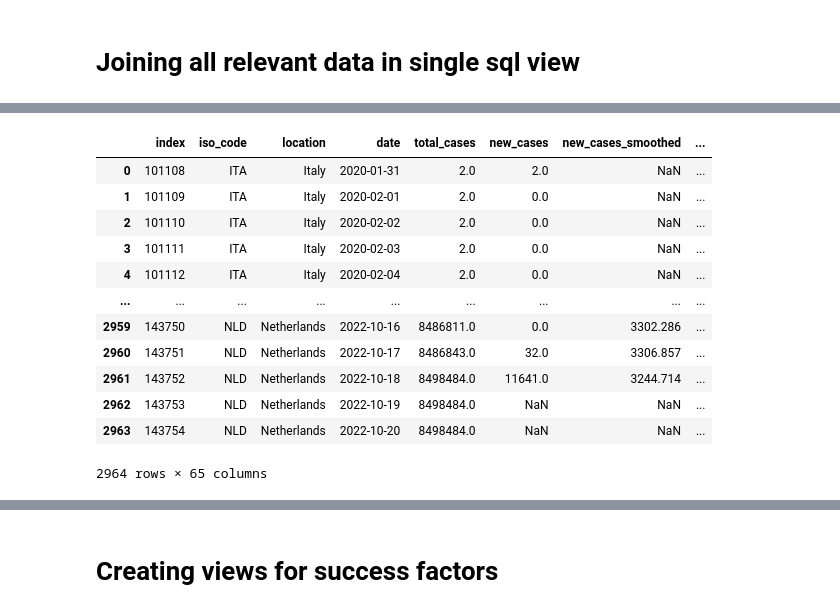
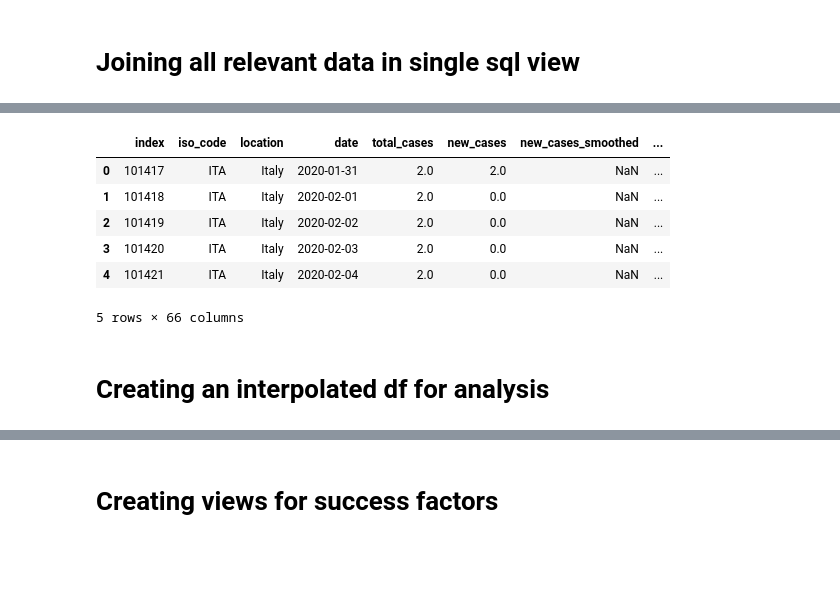
Before and after one commit to KasperGoes/Data-Science-dashboard, a Jupyter notebook: docker/dashboard/Data prep.ipynb, the cells around one changed output, grey strips where cells are left out. Saved outputs shown, nothing was run; the diff lists cells and outputs as text; code cells hidden in the pictures; blank space fills up the shorter version.

Commit message:
interpolated df

```diff
--- a/docker/dashboard/Data prep.ipynb
+++ b/docker/dashboard/Data prep.ipynb
@@ -243,27 +221,23 @@ df
 # %%
 #Joining event cancellation data to owid and variant data
 db_conn.execute("DROP VIEW IF EXISTS all_relevant CASCADE;")
 query = '''
 CREATE OR REPLACE VIEW all_relevant AS
 SELECT
     owidcovar.*, event_cancellation_level
 FROM owidcovar
 LEFT JOIN events ON (owidcovar.date = events.date AND owidcovar.iso_code = events.iso_code);
 '''
 db_conn.execute(query)
 df = pd.read_sql('SELECT * FROM all_relevant',db_conn)
-df
+df.head()
 # %% [output]
 |  | index | iso_code | location | date | total_cases | new_cases | new_cases_smoothed | ... |
-| 0 | 101108 | ITA | Italy | 2020-01-31 | 2.0 | 2.0 | NaN | ... |
-| 1 | 101109 | ITA | Italy | 2020-02-01 | 2.0 | 0.0 | NaN | ... |
-| 2 | 101110 | ITA | Italy | 2020-02-02 | 2.0 | 0.0 | NaN | ... |
-| 3 | 101111 | ITA | Italy | 2020-02-03 | 2.0 | 0.0 | NaN | ... |
-| 4 | 101112 | ITA | Italy | 2020-02-04 | 2.0 | 0.0 | NaN | ... |
-| ... | ... | ... | ... | ... | ... | ... | ... | ... |
-| 2959 | 143750 | NLD | Netherlands | 2022-10-16 | 8486811.0 | 0.0 | 3302.286 | ... |
-| 2960 | 143751 | NLD | Netherlands | 2022-10-17 | 8486843.0 | 32.0 | 3306.857 | ... |
-| 2961 | 143752 | NLD | Netherlands | 2022-10-18 | 8498484.0 | 11641.0 | 3244.714 | ... |
-| 2962 | 143753 | NLD | Netherlands | 2022-10-19 | 8498484.0 | NaN | NaN | ... |
-| 2963 | 143754 | NLD | Netherlands | 2022-10-20 | 8498484.0 | NaN | NaN | ... |
+| 0 | 101417 | ITA | Italy | 2020-01-31 | 2.0 | 2.0 | NaN | ... |
+| 1 | 101418 | ITA | Italy | 2020-02-01 | 2.0 | 0.0 | NaN | ... |
+| 2 | 101419 | ITA | Italy | 2020-02-02 | 2.0 | 0.0 | NaN | ... |
+| 3 | 101420 | ITA | Italy | 2020-02-03 | 2.0 | 0.0 | NaN | ... |
+| 4 | 101421 | ITA | Italy | 2020-02-04 | 2.0 | 0.0 | NaN | ... |
-2964 rows × 65 columns
+5 rows × 66 columns
+# %% [markdown]
+# Creating an interpolated df for analysis
```
Also changed, not shown: parts of 19 cells of this notebook.
